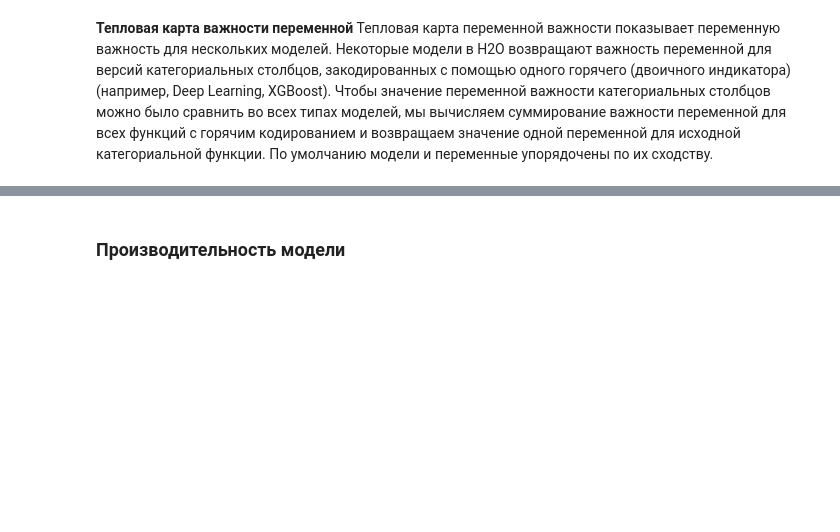
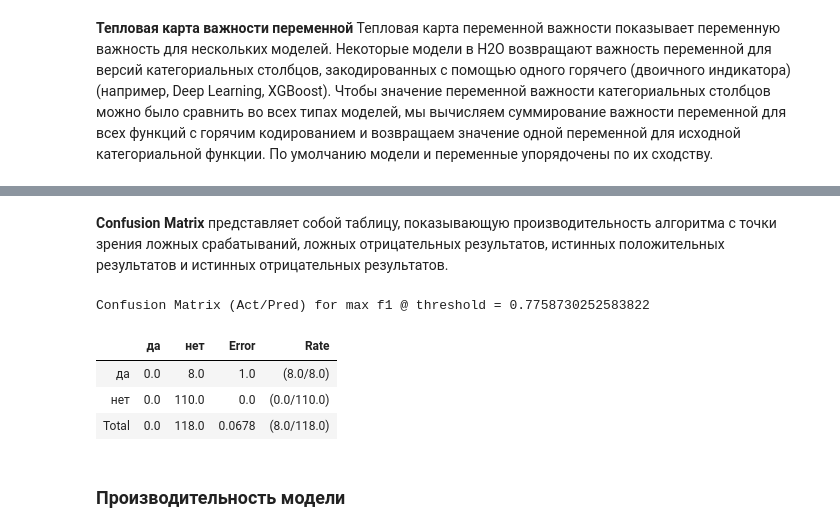
Before and after one commit to Untick/InspectrumClinic_HR, a Jupyter notebook: Kiparenko Nikolai/INSPECTRUM_CLINIC_HR_RECSYS_GR1_AUTO_ML_2.ipynb, the cells around one changed output, grey strips where cells are left out. Cells and saved outputs as stored; diff of their text form; code cells hidden in the pictures; blank space fills up the shorter version.

```diff
--- a/Kiparenko Nikolai/INSPECTRUM_CLINIC_HR_RECSYS_GR1_AUTO_ML_2.ipynb
+++ b/Kiparenko Nikolai/INSPECTRUM_CLINIC_HR_RECSYS_GR1_AUTO_ML_2.ipynb
@@ -279,3 +359,14 @@ va_plot = aml_1.varimp_heatmap()
+# %% [markdown]
+**Confusion Matrix**
+представляет собой таблицу, показывающую производительность алгоритма с точки зрения ложных срабатываний, ложных отрицательных результатов, истинных положительных результатов и истинных отрицательных результатов.
+# %%
+best_model_1.confusion_matrix()
+# %% [output]
+Confusion Matrix (Act/Pred) for max f1 @ threshold = 0.7758730252583822
+|  | да | нет | Error | Rate |
+| да | 0.0 | 8.0 | 1.0 | (8.0/8.0) |
+| нет | 0.0 | 110.0 | 0.0 | (0.0/110.0) |
+| Total | 0.0 | 118.0 | 0.0678 | (8.0/118.0) |
 # %% [markdown]
 ### Производительность модели
 # %% [markdown]
```
Also changed, not shown: parts of 19 cells of this notebook.
